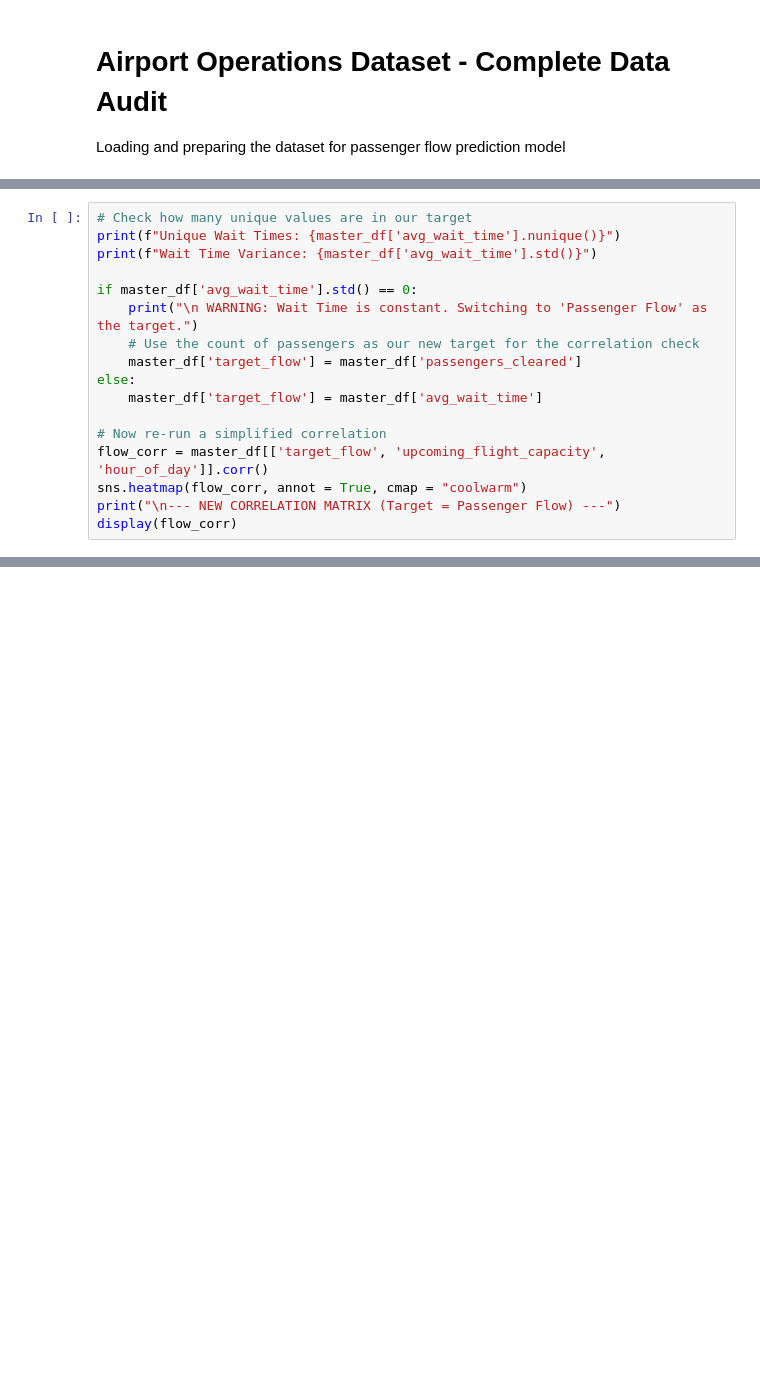
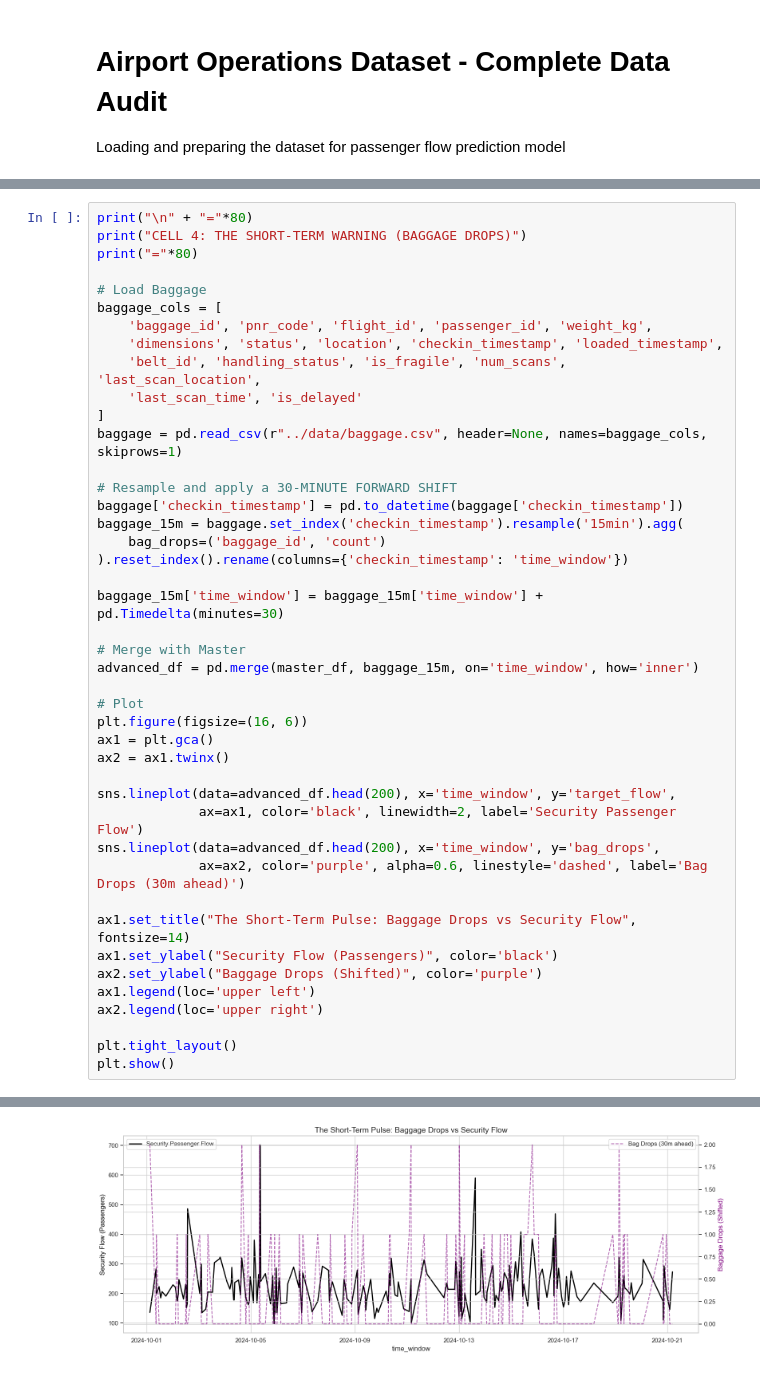
Before and after one commit to DavidBala06/Passenger_Flow_Predictor, a Jupyter notebook: notebooks/data_audit.ipynb, the cells around one changed output, grey strips where cells are left out. Cells and saved outputs as stored; diff of their text form; blank space fills up the shorter version.

```diff
--- a/notebooks/data_audit.ipynb
+++ b/notebooks/data_audit.ipynb
@@ -289,17 +154,0 @@ Text(47.25, 0.5, 'Day of the week')
-# %%
-# Check how many unique values are in our target
-print(f"Unique Wait Times: {master_df['avg_wait_time'].nunique()}")
-print(f"Wait Time Variance: {master_df['avg_wait_time'].std()}")
-
-if master_df['avg_wait_time'].std() == 0:
-    print("\n WARNING: Wait Time is constant. Switching to 'Passenger Flow' as the target.")
-    # Use the count of passengers as our new target for the correlation check
-    master_df['target_flow'] = master_df['passengers_cleared']
-else:
-    master_df['target_flow'] = master_df['avg_wait_time']
-
-# Now re-run a simplified correlation
-flow_corr = master_df[['target_flow', 'upcoming_flight_capacity', 'hour_of_day']].corr()
-sns.heatmap(flow_corr, annot = True, cmap = "coolwarm")
-print("\n--- NEW CORRELATION MATRIX (Target = Passenger Flow) ---")
-display(flow_corr)
@@ -384,0 +155,44 @@ EDA Complete! Check the plots.
+# %%
+print("\n" + "="*80)
+print("CELL 4: THE SHORT-TERM WARNING (BAGGAGE DROPS)")
+print("="*80)
+
+# Load Baggage
+baggage_cols = [
+    'baggage_id', 'pnr_code', 'flight_id', 'passenger_id', 'weight_kg',
+    'dimensions', 'status', 'location', 'checkin_timestamp', 'loaded_timestamp',
+    'belt_id', 'handling_status', 'is_fragile', 'num_scans', 'last_scan_location',
+    'last_scan_time', 'is_delayed'
+]
+baggage = pd.read_csv(r"../data/baggage.csv", header=None, names=baggage_cols, skiprows=1)
+
+# Resample and apply a 30-MINUTE FORWARD SHIFT
+baggage['checkin_timestamp'] = pd.to_datetime(baggage['checkin_timestamp'])
+baggage_15m = baggage.set_index('checkin_timestamp').resample('15min').agg(
+    bag_drops=('baggage_id', 'count')
+).reset_index().rename(columns={'checkin_timestamp': 'time_window'})
+
+baggage_15m['time_window'] = baggage_15m['time_window'] + pd.Timedelta(minutes=30)
+
+# Merge with Master
+advanced_df = pd.merge(master_df, baggage_15m, on='time_window', how='inner')
+
+# Plot
+plt.figure(figsize=(16, 6))
+ax1 = plt.gca()
+ax2 = ax1.twinx()
+
+sns.lineplot(data=advanced_df.head(200), x='time_window', y='target_flow',
+             ax=ax1, color='black', linewidth=2, label='Security Passenger Flow')
+sns.lineplot(data=advanced_df.head(200), x='time_window', y='bag_drops',
+             ax=ax2, color='purple', alpha=0.6, linestyle='dashed', label='Bag Drops (30m ahead)')
+
+ax1.set_title("The Short-Term Pulse: Baggage Drops vs Security Flow", fontsize=14)
+ax1.set_ylabel("Security Flow (Passengers)", color='black')
+ax2.set_ylabel("Baggage Drops (Shifted)", color='purple')
+ax1.legend(loc='upper left')
+ax2.legend(loc='upper right')
+
+plt.tight_layout()
+plt.show()
+# %% [output]
@@ -384,0 +202 @@ EDA Complete! Check the plots.
+[figure, added]
```
Also changed, not shown: parts of 8 cells of this notebook.
